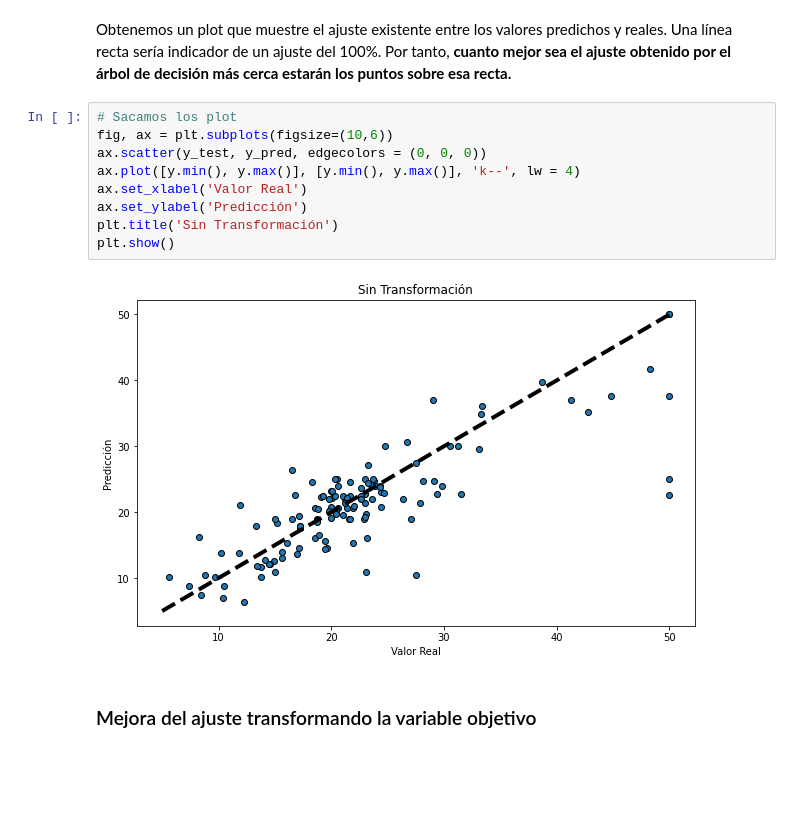
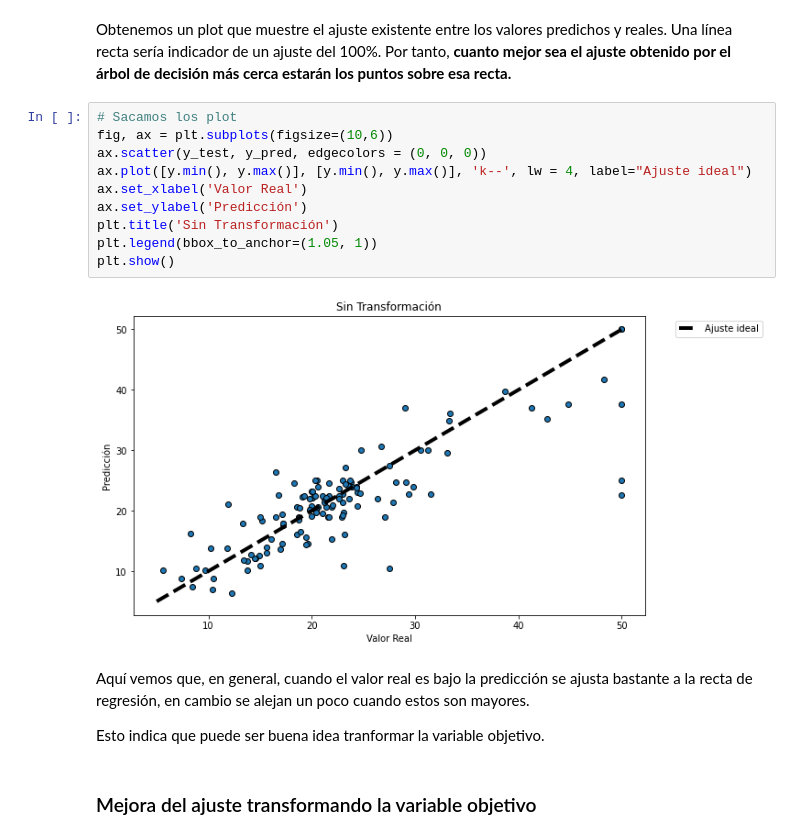
Before and after one commit to tuxsy/iebs-master-data-science, a Jupyter notebook: m06/c2/decisionTree.ipynb, the cells around one changed output. Cells and saved outputs as stored; diff of their text form; blank space fills up the shorter version.

```diff
--- a/m06/c2/decisionTree.ipynb
+++ b/m06/c2/decisionTree.ipynb
@@ -1135,14 +1137,19 @@ Obtenemos un plot que muestre el ajuste existente entre los valores predichos y
 # %%
 # Sacamos los plot
 fig, ax = plt.subplots(figsize=(10,6))
 ax.scatter(y_test, y_pred, edgecolors = (0, 0, 0))
-ax.plot([y.min(), y.max()], [y.min(), y.max()], 'k--', lw = 4)
+ax.plot([y.min(), y.max()], [y.min(), y.max()], 'k--', lw = 4, label="Ajuste ideal")
 ax.set_xlabel('Valor Real')
 ax.set_ylabel('Predicción')
 plt.title('Sin Transformación')
+plt.legend(bbox_to_anchor=(1.05, 1))
 plt.show()
 # %% [output]
-[figure, old version]
+[figure, new version]
+# %% [markdown]
+Aquí vemos que, en general, cuando el valor real es bajo la predicción se ajusta bastante a la recta de regresión, en cambio se alejan un poco cuando estos son mayores.
+
+Esto indica que puede ser buena idea tranformar la variable objetivo.
 # %% [markdown]
 ### Mejora del ajuste transformando la variable objetivo
 # %% [markdown]
```
Also changed, not shown: parts of 17 cells of this notebook.
